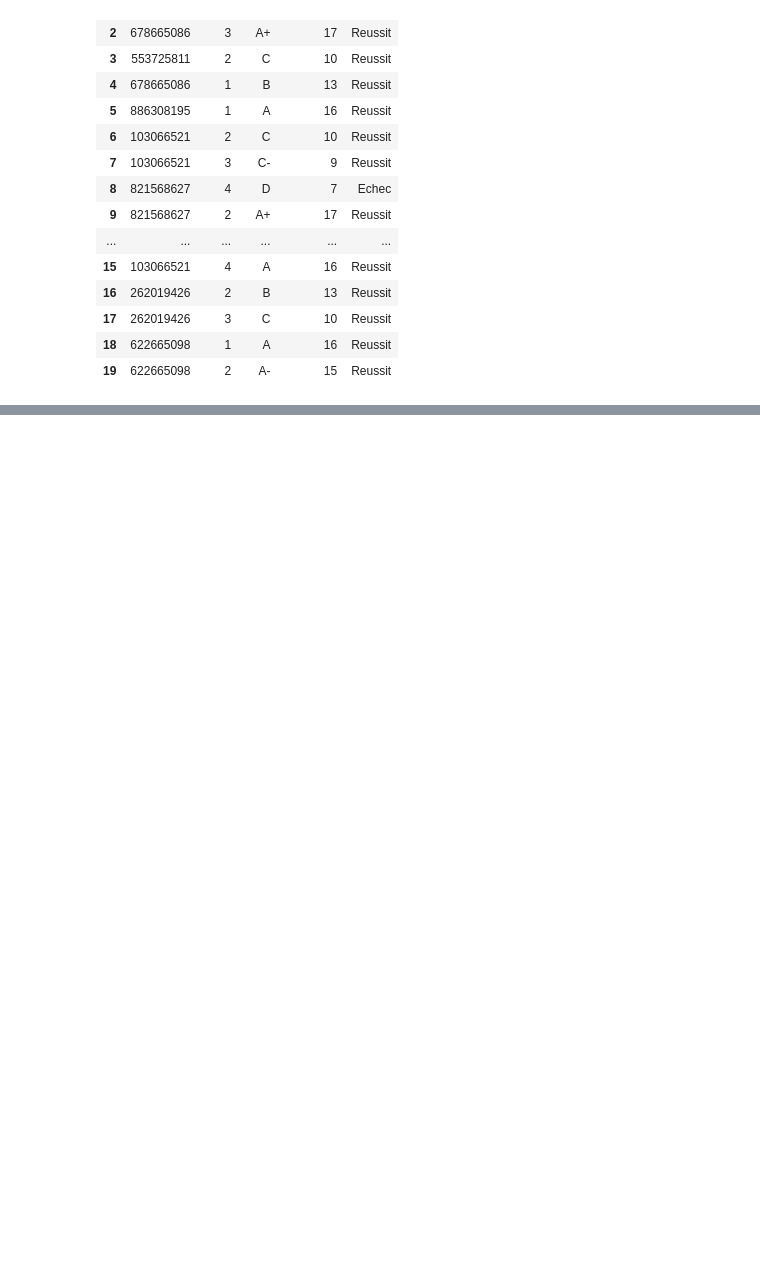
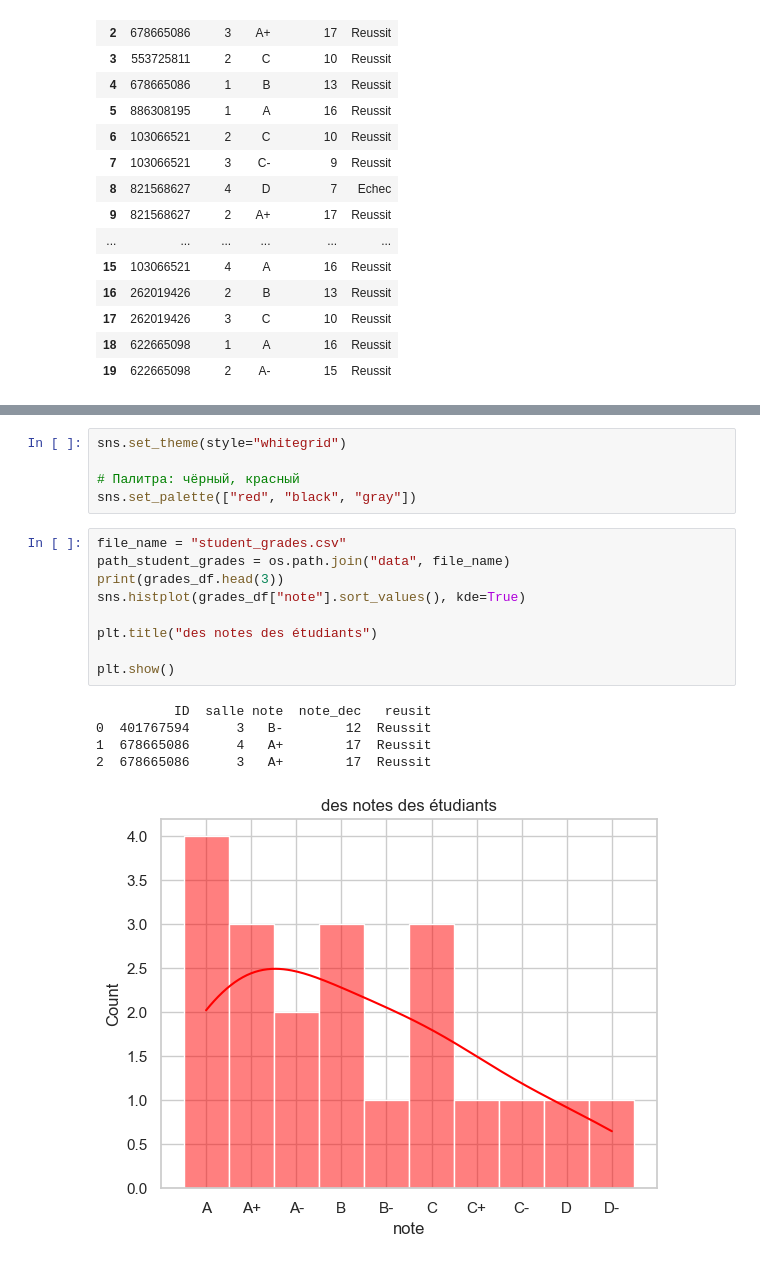
Before and after one commit to KiykoHanna/Simplon_Python, a Jupyter notebook: notebook.ipynb, the cells around one changed output, grey strips where cells are left out. Saved outputs shown, nothing was run; the diff lists cells and outputs as text; blank space fills up the shorter version.

```diff
--- a/notebook.ipynb
+++ b/notebook.ipynb
@@ -913,0 +916,20 @@ grades_df
+# %%
+sns.set_theme(style="whitegrid")
+
+# Палитра: чёрный, красный
+sns.set_palette(["red", "black", "gray"])
+# %%
+file_name = "student_grades.csv"
+path_student_grades = os.path.join("data", file_name)
+print(grades_df.head(3))
+sns.histplot(grades_df["note"].sort_values(), kde=True)
+
+plt.title("des notes des étudiants")
+
+plt.show()
+# %% [output]
+          ID  salle note  note_dec   reusit
+0  401767594      3   B-        12  Reussit
+1  678665086      4   A+        17  Reussit
+2  678665086      3   A+        17  Reussit
+[figure, added]
```
Also changed, not shown: parts of 51 cells of this notebook, 1 other file.
